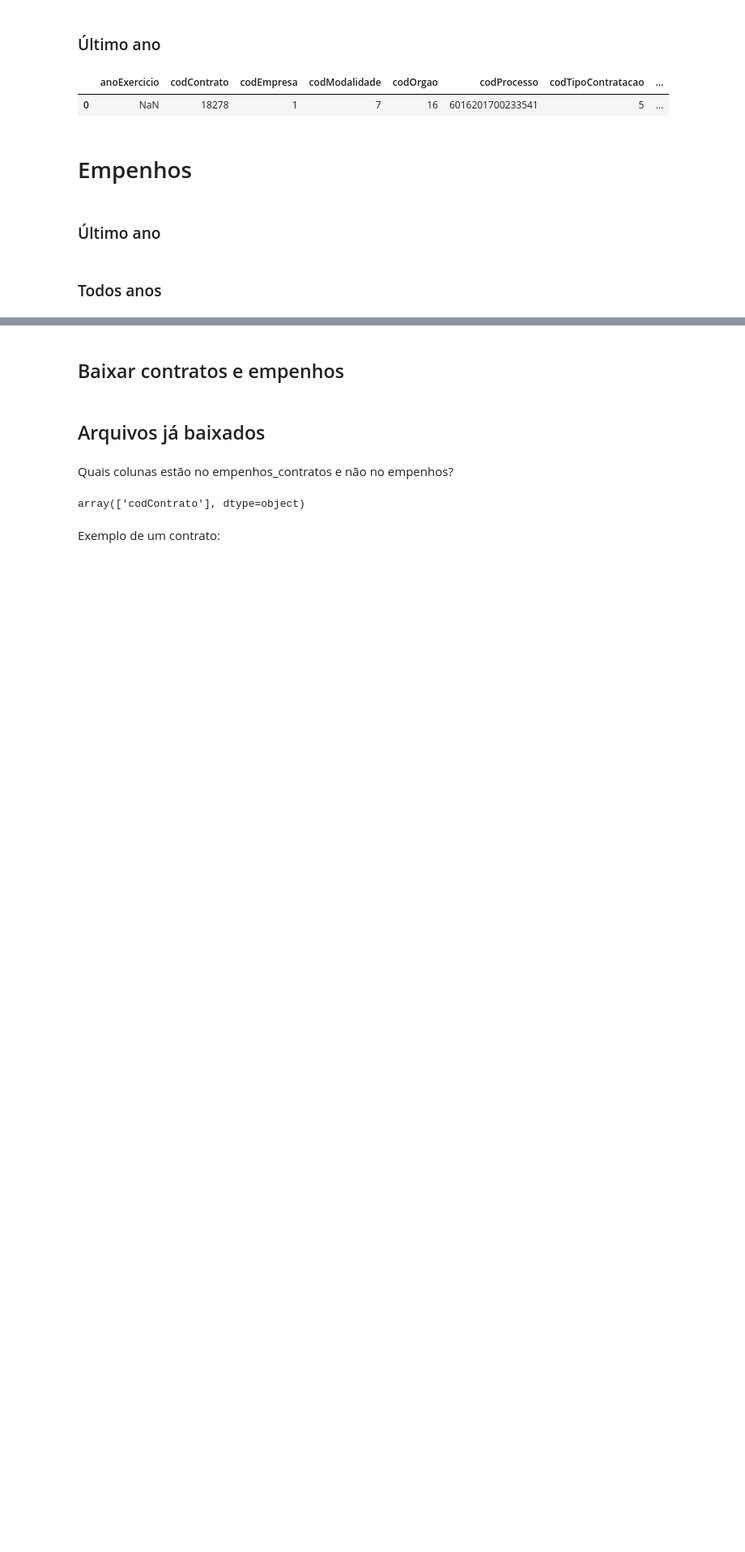
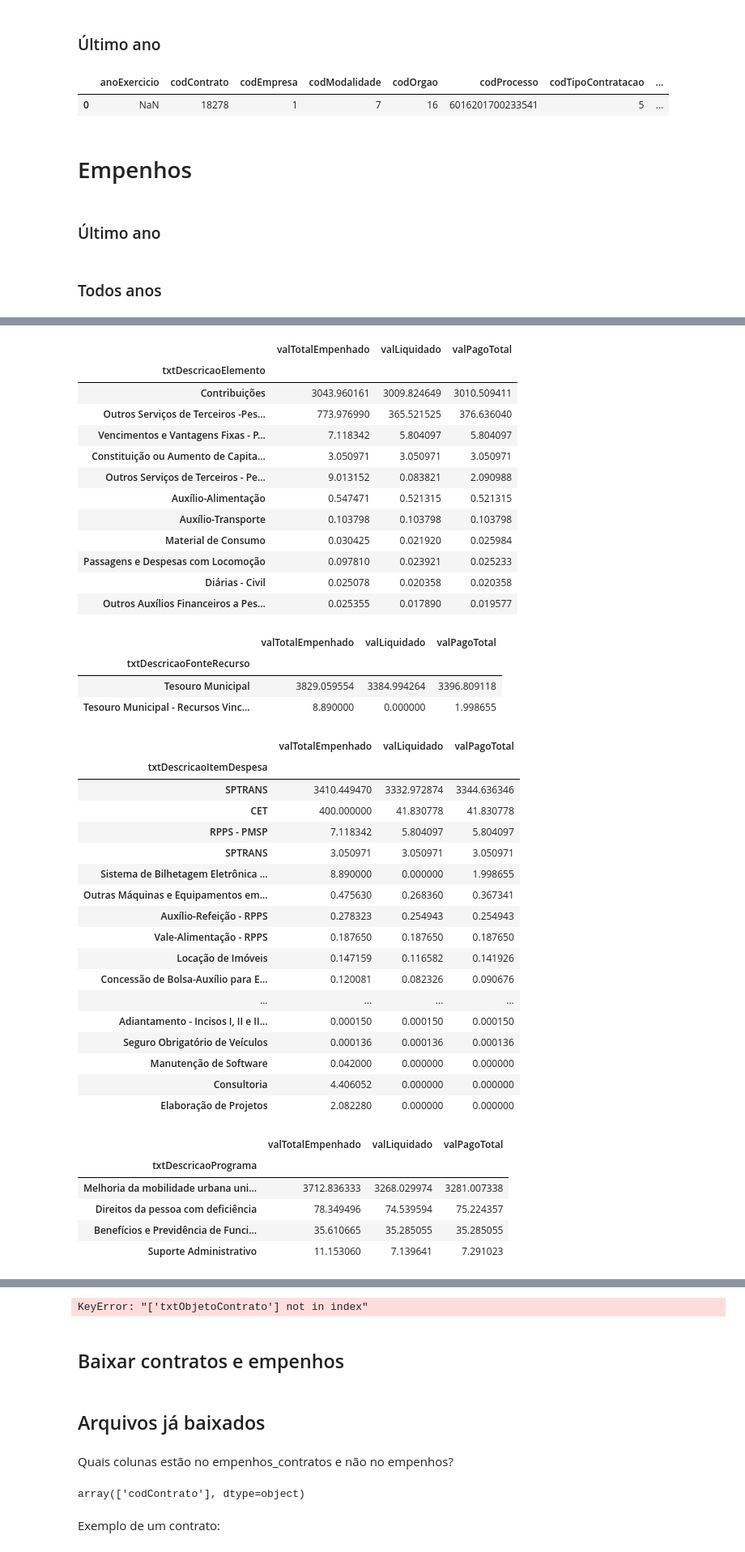
Before and after one commit to bplmp/orcamento-sme-analise, a Jupyter notebook: visualizacao-orcamento-sme.ipynb, the cells around one changed output, grey strips where cells are left out. Shown at 81% size. Cells and saved outputs as stored; diff of their text form; code cells hidden in the pictures; blank space fills up the shorter version.

```diff
--- a/visualizacao-orcamento-sme.ipynb
+++ b/visualizacao-orcamento-sme.ipynb
@@ -129,0 +268,15 @@ empenhos_df = pd.read_json('dados/empenhos-2017.json')
+# %%
+json_files = glob.glob("dados/wget-smt/*.json")
+
+frames = []
+
+for f in json_files:
+    e = json.load(open(f))
+    e_df = pd.DataFrame(e['lstEmpenhos'])
+    frames.append(e_df)
+
+smt_df = pd.concat(frames)
+smt_df['valPagoTotal'] = smt_df['valPagoExercicio'] + smt_df['valPagoRestos']
+# %%
+groupSum(smt_df)
+# %% [output]
@@ -129,0 +291,41 @@ empenhos_df = pd.read_json('dados/empenhos-2017.json')
+|  | valTotalEmpenhado | valLiquidado | valPagoTotal |
+| txtDescricaoElemento |  |  |  |
+| Contribuições | 3043.960161 | 3009.824649 | 3010.509411 |
+| Outros Serviços de Terceiros -Pes... | 773.976990 | 365.521525 | 376.636040 |
+| Vencimentos e Vantagens Fixas - P... | 7.118342 | 5.804097 | 5.804097 |
+| Constituição ou Aumento de Capita... | 3.050971 | 3.050971 | 3.050971 |
+| Outros Serviços de Terceiros - Pe... | 9.013152 | 0.083821 | 2.090988 |
+| Auxílio-Alimentação | 0.547471 | 0.521315 | 0.521315 |
+| Auxílio-Transporte | 0.103798 | 0.103798 | 0.103798 |
+| Material de Consumo | 0.030425 | 0.021920 | 0.025984 |
+| Passagens e Despesas com Locomoção | 0.097810 | 0.023921 | 0.025233 |
+| Diárias - Civil | 0.025078 | 0.020358 | 0.020358 |
+| Outros Auxílios Financeiros a Pes... | 0.025355 | 0.017890 | 0.019577 |
+|  | valTotalEmpenhado | valLiquidado | valPagoTotal |
+| txtDescricaoFonteRecurso |  |  |  |
+| Tesouro Municipal | 3829.059554 | 3384.994264 | 3396.809118 |
+| Tesouro Municipal - Recursos Vinc... | 8.890000 | 0.000000 | 1.998655 |
+|  | valTotalEmpenhado | valLiquidado | valPagoTotal |
+| txtDescricaoItemDespesa |  |  |  |
+| SPTRANS | 3410.449470 | 3332.972874 | 3344.636346 |
+| CET | 400.000000 | 41.830778 | 41.830778 |
+| RPPS - PMSP | 7.118342 | 5.804097 | 5.804097 |
+| SPTRANS | 3.050971 | 3.050971 | 3.050971 |
+| Sistema de Bilhetagem Eletrônica ... | 8.890000 | 0.000000 | 1.998655 |
+| Outras Máquinas e Equipamentos em... | 0.475630 | 0.268360 | 0.367341 |
+| Auxílio-Refeição - RPPS | 0.278323 | 0.254943 | 0.254943 |
+| Vale-Alimentação - RPPS | 0.187650 | 0.187650 | 0.187650 |
+| Locação de Imóveis | 0.147159 | 0.116582 | 0.141926 |
+| Concessão de Bolsa-Auxílio para E... | 0.120081 | 0.082326 | 0.090676 |
+| ... | ... | ... | ... |
+| Adiantamento - Incisos I, II e II... | 0.000150 | 0.000150 | 0.000150 |
+| Seguro Obrigatório de Veículos | 0.000136 | 0.000136 | 0.000136 |
+| Manutenção de Software | 0.042000 | 0.000000 | 0.000000 |
+| Consultoria | 4.406052 | 0.000000 | 0.000000 |
+| Elaboração de Projetos | 2.082280 | 0.000000 | 0.000000 |
+|  | valTotalEmpenhado | valLiquidado | valPagoTotal |
+| txtDescricaoPrograma |  |  |  |
+| Melhoria da mobilidade urbana uni... | 3712.836333 | 3268.029974 | 3281.007338 |
+| Direitos da pessoa com deficiência | 78.349496 | 74.539594 | 75.224357 |
+| Benefícios e Previdência de Funci... | 35.610665 | 35.285055 | 35.285055 |
+| Suporte Administrativo | 11.153060 | 7.139641 | 7.291023 |
@@ -130,3 +399,4 @@ empenhos_df = pd.read_json('dados/empenhos-2017.json')
+KeyError: "['txtObjetoContrato'] not in index"
 # %% [markdown]
 ## Baixar contratos e empenhos
 # %%
```
Also changed, not shown: parts of 6 cells of this notebook, 2 other files.
